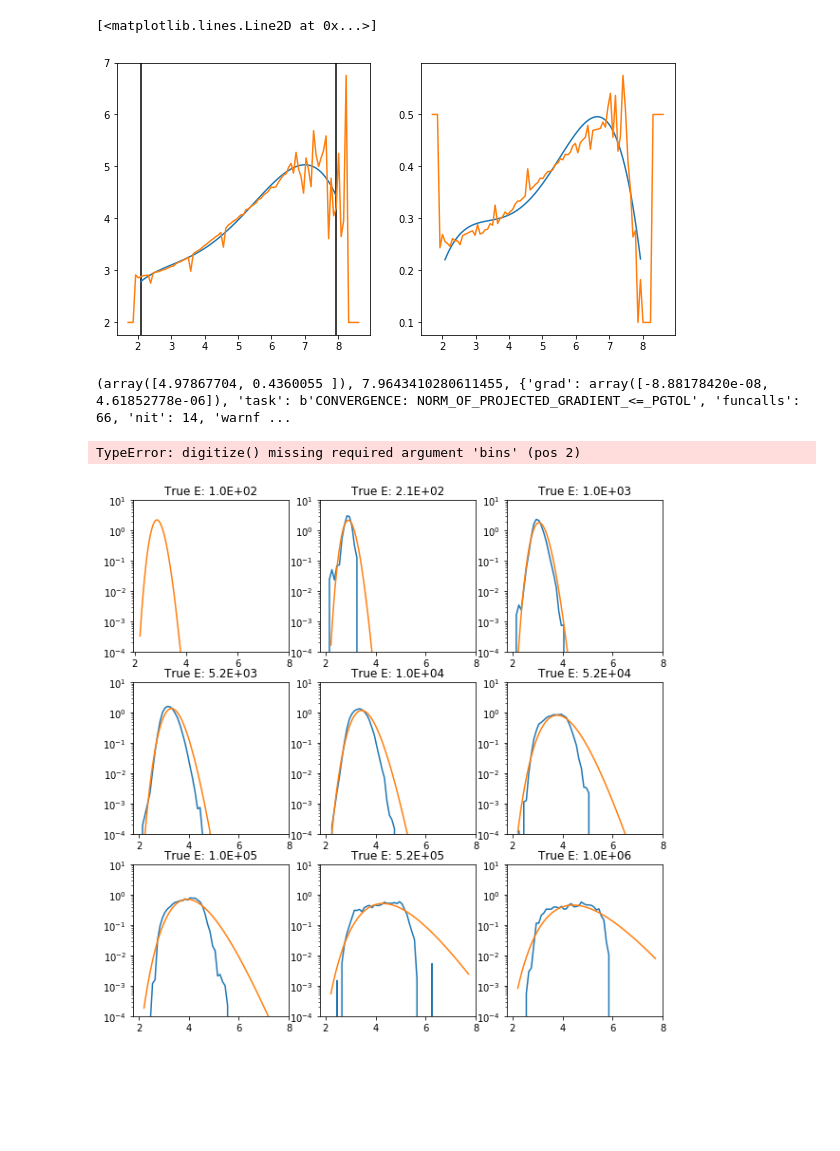
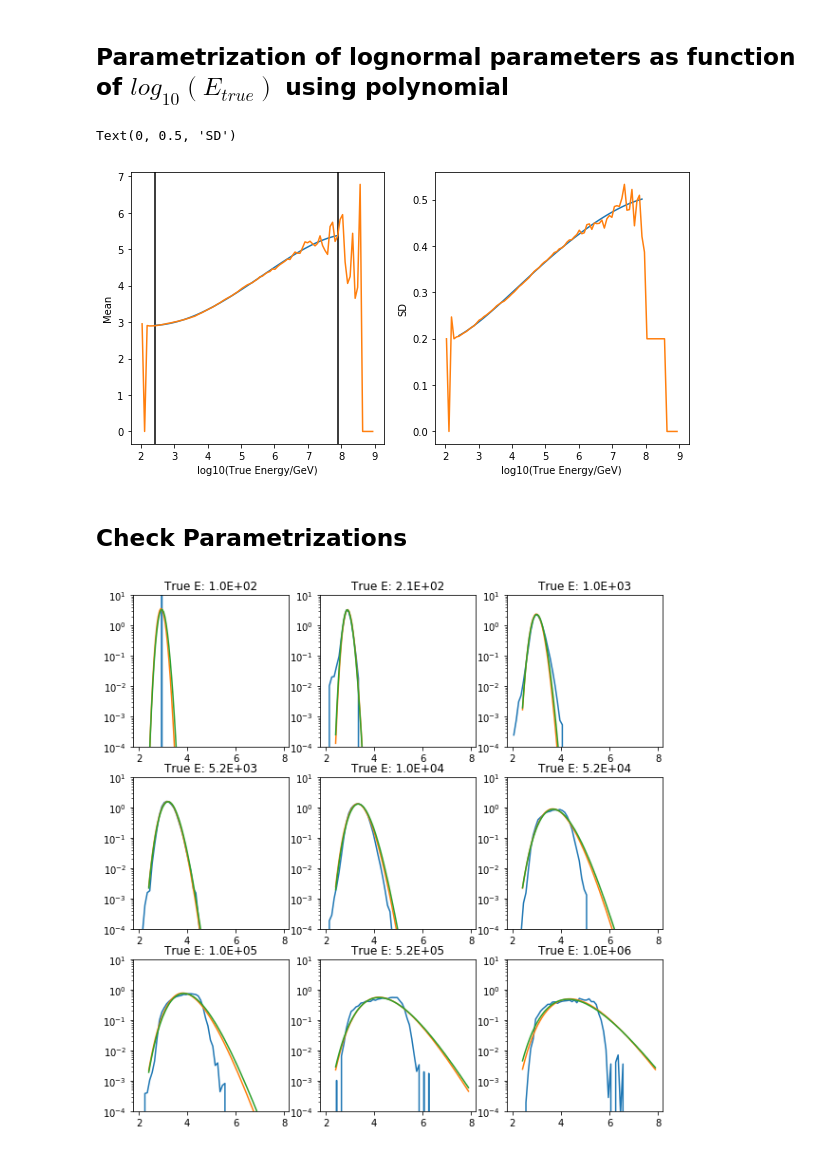
Before and after one commit to specktakel/hierarchical_nu, a Jupyter notebook: dev/statistical_model/4_tracks_and_cascades/aeff_calculator/track_energy_resolution.ipynb, the cells around one changed output. Drawn from its saved outputs; the diff is of its cells as text; code cells hidden in the pictures; blank space fills up the shorter version.

```diff
--- a/dev/statistical_model/4_tracks_and_cascades/aeff_calculator/track_energy_resolution.ipynb
+++ b/dev/statistical_model/4_tracks_and_cascades/aeff_calculator/track_energy_resolution.ipynb
@@ -12,8 +20,11 @@ with h5py.File("../aeff_input_tracks/effective_area.h5", 'r') as f:
 # %%
-tE_binc = 0.5*(lE_bin_edges[:-1]+lE_bin_edges[1:])
+tE_binc = 0.5*(tE_bin_edges[:-1]+lE_bin_edges[1:])
 rE_binc = 0.5*(rE_bin_edges[:-1]+rE_bin_edges[1:])
 
-plt.pcolormesh(tE_binc, rE_binc, area10.sum(axis=1).T, vmax=100)
+plt.pcolormesh(tE_binc, rE_binc, area10.sum(axis=1).T, vmax=200, cmap=plt.cm.YlOrRd)
+cbar = plt.colorbar()
+cbar.set_label("Effective Area per bin [$m^2$]")
 plt.loglog()
-plt.colorbar()
+plt.xlabel("True Energy [GeV]")
+plt.ylabel("Reco Energy [GeV]")
 # %% [output]
@@ -96,52 +109,45 @@ plt.legend()
+# %% [markdown]
+Parametrization of lognormal parameters as function of $log_{10}(E_{true})$ using polynomial
+----------------------------------------------------------------------------------
+# %%
+#Min and max values
+imin = 5
+imax = -15
+
+#Degree of polynomial
+polydeg = 5
+
+params_mu = np.polyfit(np.log10(rebinned_binc)[imin:imax], fit_params[:, 0][imin:imax], polydeg)
+params_sigma = np.polyfit(np.log10(rebinned_binc)[imin:imax], fit_params[:, 1][imin:imax], polydeg)
 # %%
 fig, axs = plt.subplots(1,2, figsize=(10,5))
-
-imin = 5
-imax = -10
-polydeg = 4
-#imin = 20
-#imax = 210
-
 axs[0].axvline(np.log10(rebinned_binc[imin]), color="k")
 axs[0].axvline(np.log10(rebinned_binc[imax]), color="k")
 xs = np.linspace(*np.log10(rebinned_binc[[imin, imax]]), num=100)
-params_mu = np.polyfit(np.log10(rebinned_binc)[imin:imax], fit_params[:, 0][imin:imax], polydeg)
+
 axs[0].plot(xs, np.poly1d(params_mu)(xs))
 axs[0].plot(np.log10(rebinned_binc), fit_params[:, 0], label="Mean")
 
-params_sigma = np.polyfit(np.log10(rebinned_binc)[imin:imax], fit_params[:, 1][imin:imax], polydeg)
+axs[0].set_xlabel("log10(True Energy/GeV)")
+axs[0].set_ylabel("Mean")
 axs[1].plot(xs, np.poly1d(params_sigma)(xs))
 axs[1].plot(np.log10(rebinned_binc), fit_params[:, 1], label="SD")
+axs[1].set_xlabel("log10(True Energy/GeV)")
+axs[1].set_ylabel("SD")
 # %% [output]
-[<matplotlib.lines.Line2D at 0x...>]
+Text(0, 0.5, 'SD')
-[figure, old version]
+[figure, new version]
-# %%
-e_reso = area10.sum(axis=1)[200:250].sum(axis=0)
-e_reso = e_reso/e_reso.sum() / (logrEbins[1]-logrEbins[0])
-
-fit = chi2fit((logrEbins, e_reso), model)
-seed_mu = np.average(logrEbins, weights=e_reso)
-
-if ~np.isfinite(seed):
-    seed_mu = 3
-
-
-res = scipy.optimize.fmin_l_bfgs_b(lambda x, *pars: fit(x, *pars), [seed, 0.5], approx_grad=True,  bounds=((np.max([0, seed_mu-1]), seed_mu+1), (0.1, None)), factr=100)
-#fit_params.append(res[0])
-print(res)
-# %% [output]
-(array([4.97867704, 0.4360055 ]), 7.9643410280611455, {'grad': array([-8.88178420e-08,  4.61852778e-06]), 'task': b'CONVERGENCE: NORM_OF_PROJECTED_GRADIENT_<=_PGTOL', 'funcalls': 66, 'nit': 14, 'warnf ...
-# %%
-np.digitize(plot_indices)
-# %% [output]
-TypeError: digitize() missing required argument 'bins' (pos 2)
+# %% [markdown]
+Check Parametrizations
+-----------------------
 # %%
-#plot_indices = [10, 20, 50, 70, 100, 150, 170, 220, 250]
+plot_energies = [100, 200, 1E3, 5E3, 1E4, 5E4, 1E5, 5E5, 1E6] # GeV
 
-plot_energies = [100, 200, 1E3, 5E3, 1E4, 5E4, 1E5, 5E5, 1E6]
+#Find true energy bins for the chosen plotting energies
 plot_indices = np.digitize(plot_energies, tE_binc)
 
-#param_indices = np.digitize(plot_energies, rebinned_binc)-1
+#Parameters are relative to the rebinned histogram
+param_indices = np.digitize(plot_energies, rebinned_binc)
 
 mu_poly = np.poly1d(params_mu)
 sigma_poly = np.poly1d(params_sigma)
@@ -150,16 +156,18 @@ fig, axs = plt.subplots(3, 3, figsize=(10, 10))
 
 fl_ax = axs.ravel()
 for i, pi in enumerate(plot_indices):
-    e_reso = area10.sum(axis=1)[pi]
+    e_reso = area10.sum(axis=1)[int(pi/rebin)*rebin:(int(pi/rebin)+1)*rebin].sum(axis=0)
     e_reso = e_reso/e_reso.sum() / (logrEbins[1]-logrEbins[0])
     fl_ax[i].plot(logrEbins, e_reso)
 
     mu = mu_poly(np.log10(plot_energies[i]))
     sigma = sigma_poly(np.log10(plot_energies[i]))
+    res = fit_params[param_indices[i]]
+
     fl_ax[i].plot(xs, scipy.stats.lognorm.pdf(xs, scale=mu, s=sigma**2))
-
+    fl_ax[i].plot(xs, scipy.stats.lognorm.pdf(xs, scale=res[0], s=res[1]**2))
     fl_ax[i].set_ylim(1E-4, 10)
     fl_ax[i].set_yscale("log")
     fl_ax[i].set_title("True E: {:.1E}".format(tE_binc[pi]))
 # %% [output]
-[figure, old version]
+[figure, new version]
```
Also changed, not shown: parts of 13 cells of this notebook.
